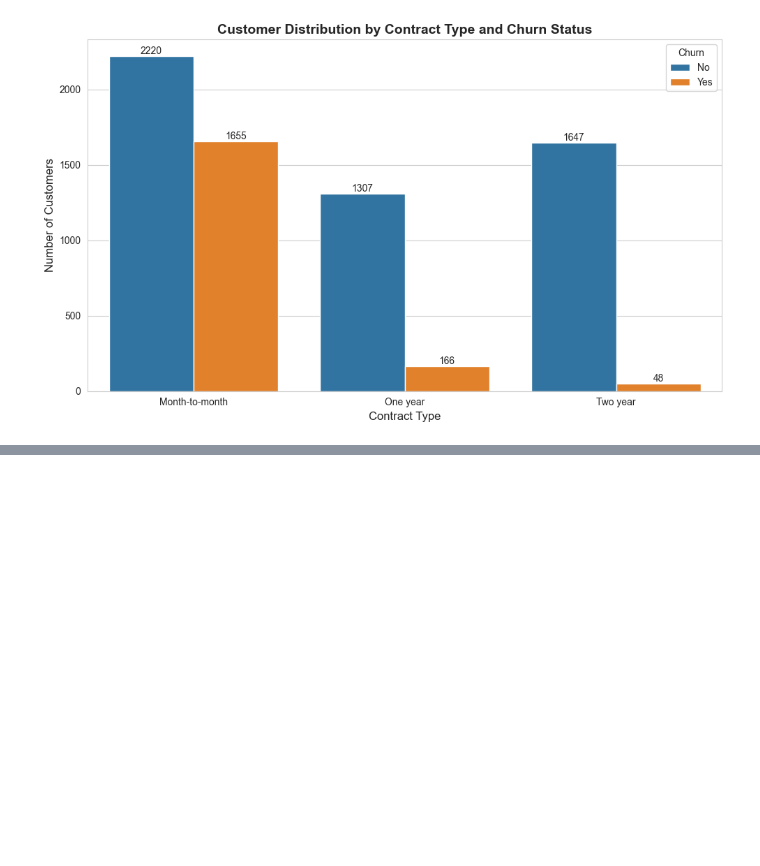
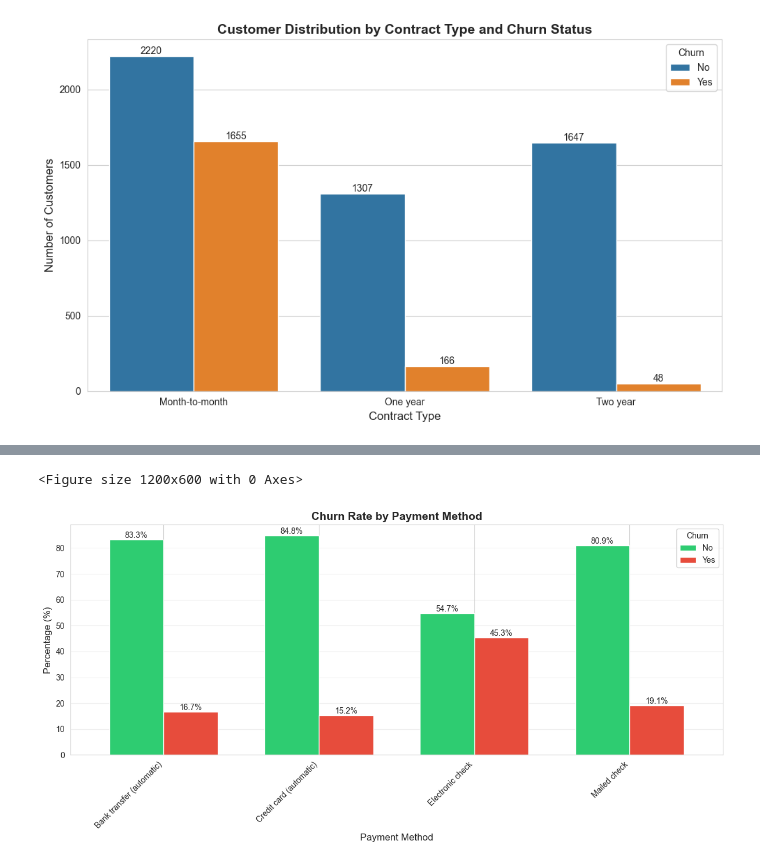
Before and after one commit to Niveka1998/telco-churn-prediction, a Jupyter notebook: Task1.ipynb, the cells around one changed output, grey strips where cells are left out. Saved outputs shown, nothing was run; the diff lists cells and outputs as text; code cells hidden in the pictures; blank space fills up the shorter version.

```diff
--- a/Task1.ipynb
+++ b/Task1.ipynb
@@ -184,0 +214,24 @@ plt.figure(figsize=(10,6))
+# %%
+# Stacked bar chart: Payment Method vs Churn Rate
+payment_churn = pd.crosstab(df['PaymentMethod'], df['Churn'], normalize='index') * 100
+
+plt.figure(figsize=(12, 6))
+payment_churn.plot(kind='bar', stacked=False, color=['#2ecc71', '#e74c3c'],
+                   width=0.7, figsize=(12, 6))
+plt.title('Churn Rate by Payment Method', fontsize=14, fontweight='bold')
+plt.xlabel('Payment Method', fontsize=12)
+plt.ylabel('Percentage (%)', fontsize=12)
+plt.legend(title='Churn', labels=['No', 'Yes'])
+plt.xticks(rotation=45, ha='right')
+plt.grid(axis='y', alpha=0.3)
+
+# Add percentage labels on bars
+for container in plt.gca().containers:
+    plt.gca().bar_label(container, fmt='%.1f%%')
+
+plt.tight_layout()
+plt.savefig('results/figures/payment_method_churn_rate.png', dpi=300, bbox_inches='tight')
+plt.show()
+# %% [output]
+<Figure size 1200x600 with 0 Axes>
+[figure, added]
```
Also changed, not shown: parts of 3 cells of this notebook.
